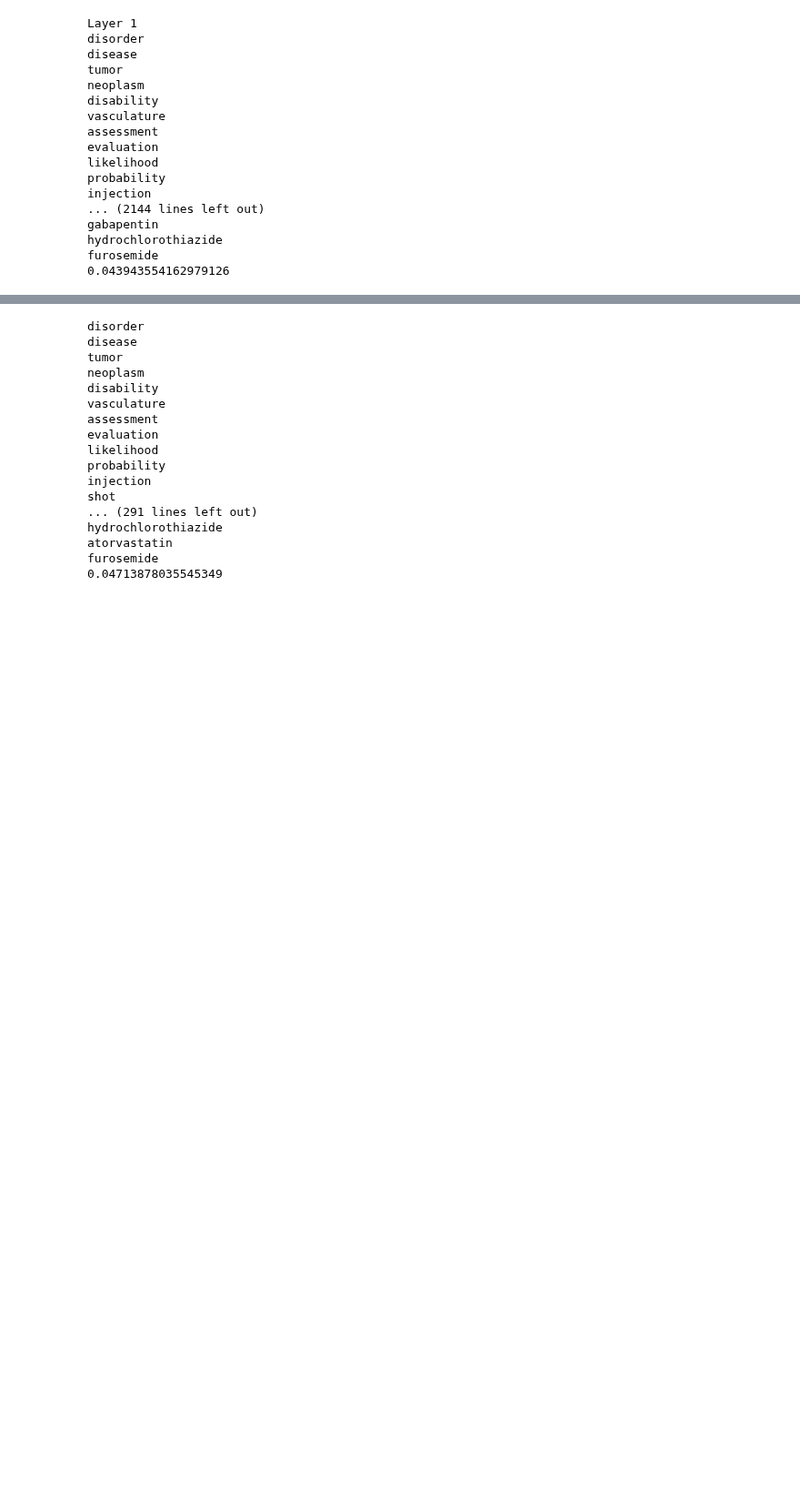
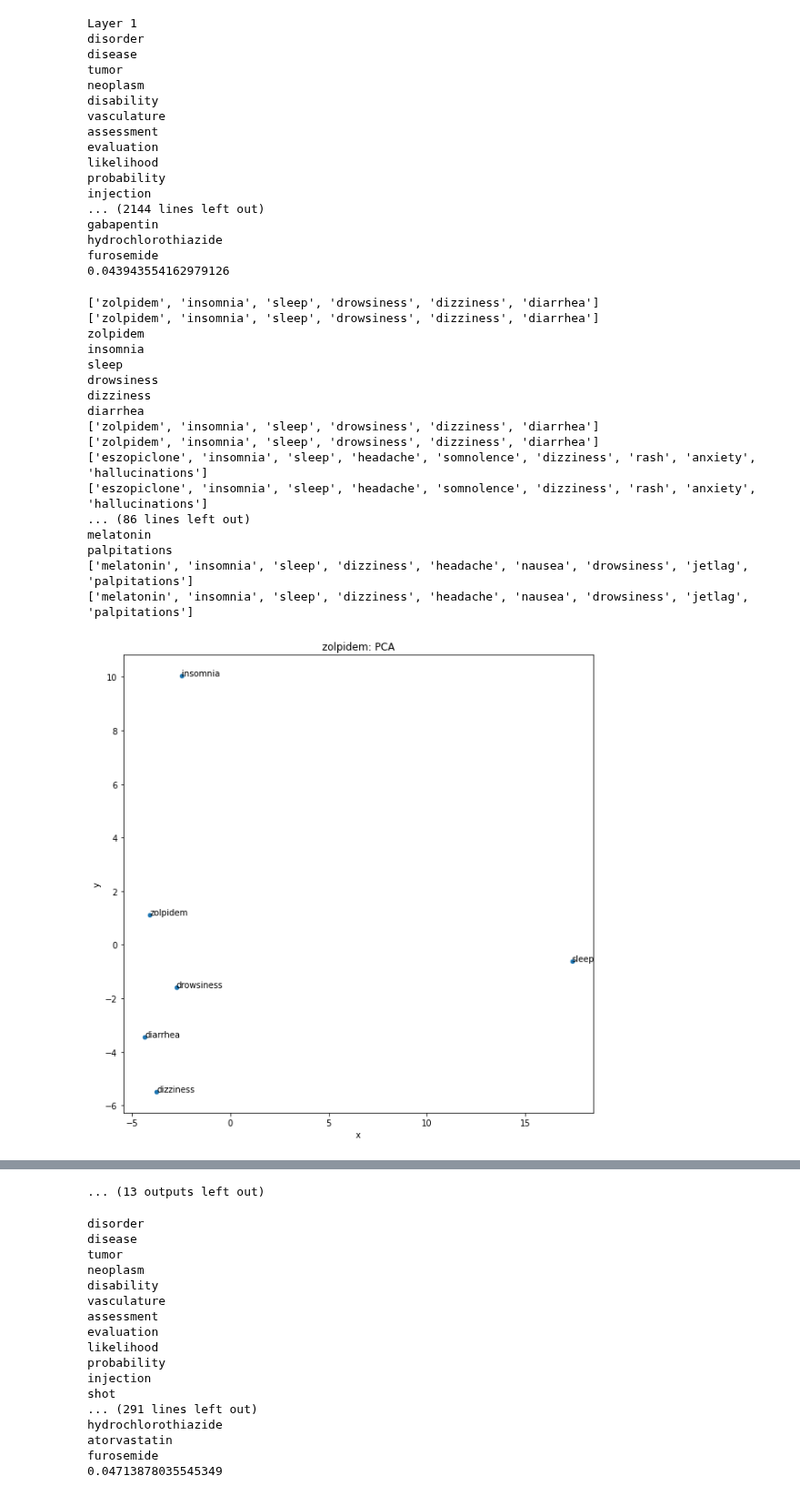
Before and after one commit to nlei1/nlp-notebooks, a Jupyter notebook: flair_bert_embeddings.ipynb, the cells around one changed output, grey strips where cells are left out. Shown at 91% size. Saved outputs shown, nothing was run; the diff lists cells and outputs as text; code cells hidden in the pictures; blank space fills up the shorter version.

```diff
--- a/flair_bert_embeddings.ipynb
+++ b/flair_bert_embeddings.ipynb
@@ -339,3 +339,10 @@ gabapentin
 hydrochlorothiazide
 furosemide
 0.043943554162979126
+# %%
+layer_1_embedding = TransformerWordEmbeddings("emilyalsentzer/Bio_ClinicalBERT",
+                                              allow_long_sentences=True,
+                                              tokenizer = tokenizer,
+                                              layers=str(layer_num),
+                                              layer_mean=False,
+                                              subtoken_pooling='mean')
@@ -341,0 +541,21 @@ furosemide
+# %%
+plot_insomnia_drugs()
+# %% [output]
+['zolpidem', 'insomnia', 'sleep', 'drowsiness', 'dizziness', 'diarrhea']
+['zolpidem', 'insomnia', 'sleep', 'drowsiness', 'dizziness', 'diarrhea']
+zolpidem
+insomnia
+sleep
+drowsiness
+dizziness
+diarrhea
+['zolpidem', 'insomnia', 'sleep', 'drowsiness', 'dizziness', 'diarrhea']
+['zolpidem', 'insomnia', 'sleep', 'drowsiness', 'dizziness', 'diarrhea']
+['eszopiclone', 'insomnia', 'sleep', 'headache', 'somnolence', 'dizziness', 'rash', 'anxiety', 'hallucinations']
+['eszopiclone', 'insomnia', 'sleep', 'headache', 'somnolence', 'dizziness', 'rash', 'anxiety', 'hallucinations']
+... (86 lines left out)
+melatonin
+palpitations
+['melatonin', 'insomnia', 'sleep', 'dizziness', 'headache', 'nausea', 'drowsiness', 'jetlag', 'palpitations']
+['melatonin', 'insomnia', 'sleep', 'dizziness', 'headache', 'nausea', 'drowsiness', 'jetlag', 'palpitations']
+[figure, added]
@@ -342,3 +572,4 @@ furosemide
+... (13 outputs left out)
 # %%
 run_eval()
 # %% [output]
```
Also changed, not shown: parts of 2 cells of this notebook.
